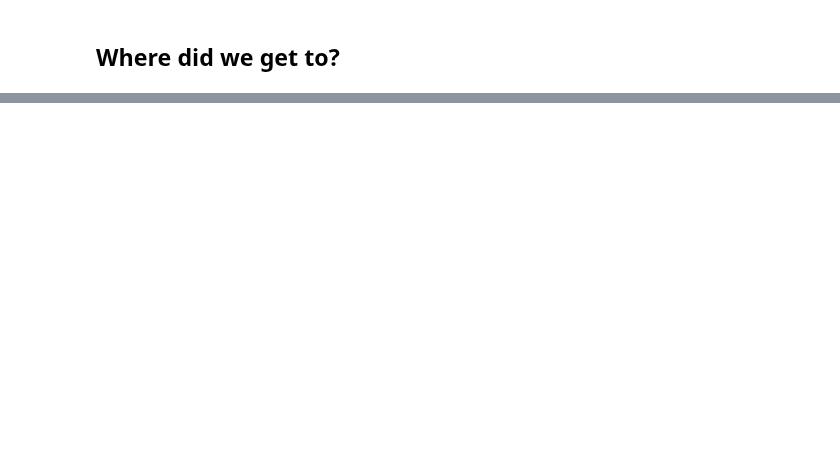
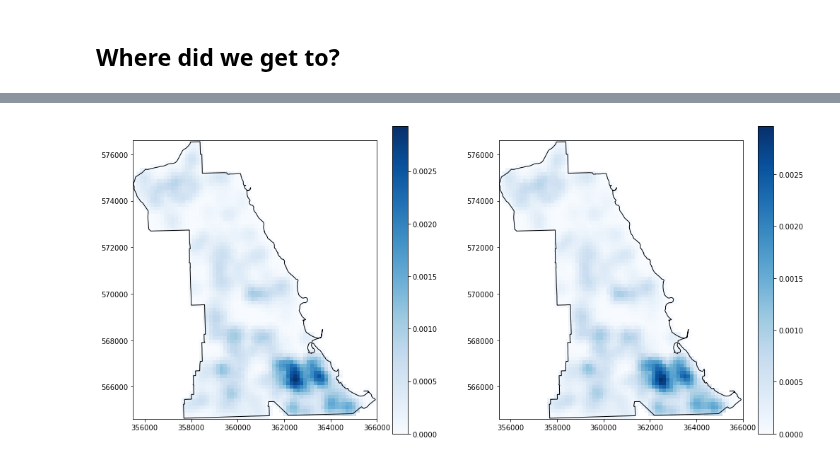
Before and after one commit to QuantCrimAtLeeds/PredictCode, a Jupyter notebook: examples/Networks/Case study Chicago/Cross-Validation grid.ipynb, the cells around one changed output, grey strips where cells are left out. Cells and saved outputs as stored; diff of their text form; code cells hidden in the pictures; blank space fills up the shorter version.

```diff
--- a/examples/Networks/Case study Chicago/Cross-Validation grid.ipynb
+++ b/examples/Networks/Case study Chicago/Cross-Validation grid.ipynb
@@ -310,8 +331,24 @@ True
-# %%
-results = dict()
-for sl in space_lengths:
-    for tl in time_lengths:
-        key = (sl, tl)
-        if str(key) in have:
-            grids = store[str(key)]
-            results[key] = score_grids(grids)
+# %%
+zp = zipfile.ZipFile("grids.zip")
+
+with zp.open("500_80.grid") as f:
+    grids = pickle.loads(f.read())
+    one = list(grids)[0]
+    one = grids[one]
+with zp.open("500_90.grid") as f:
+    grids = pickle.loads(f.read())
+    two = list(grids)[0]
+    two = grids[two]
+# %%
+fig, ax  = plt.subplots(ncols=2, figsize=(17,8))
+
+for a in ax:
+    a.set_aspect(1)
+    a.add_patch(descartes.PolygonPatch(south_side, fc="none", ec="Black"))
+
+for a, g in zip([0,1], [one,two]):
+    mp = ax[a].pcolormesh(*g.mesh_data(), g.intensity_matrix, cmap="Blues")
+    fig.colorbar(mp, ax=ax[a])
+None
+# %% [output]
+[figure, added]
```
Also changed, not shown: parts of 22 cells of this notebook.
